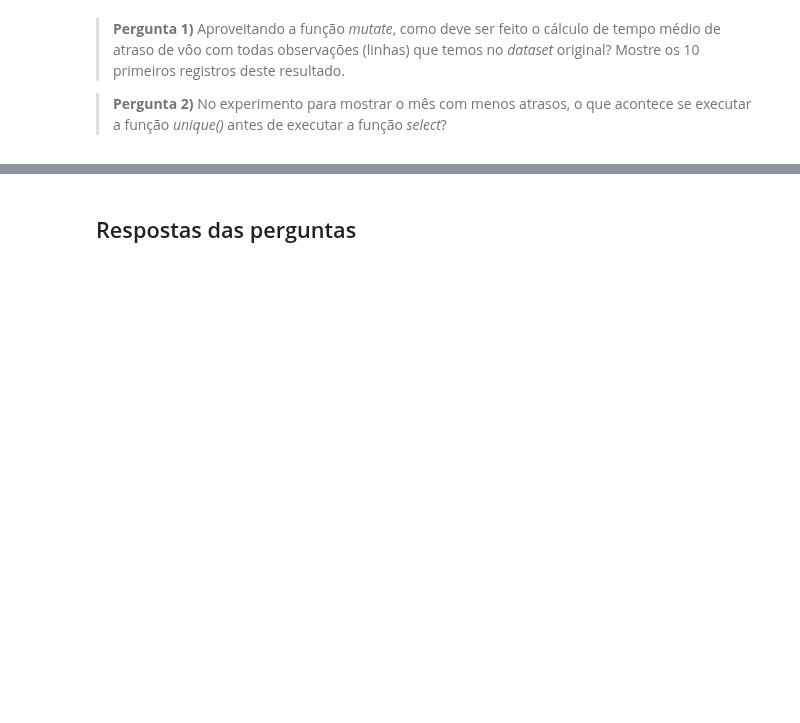
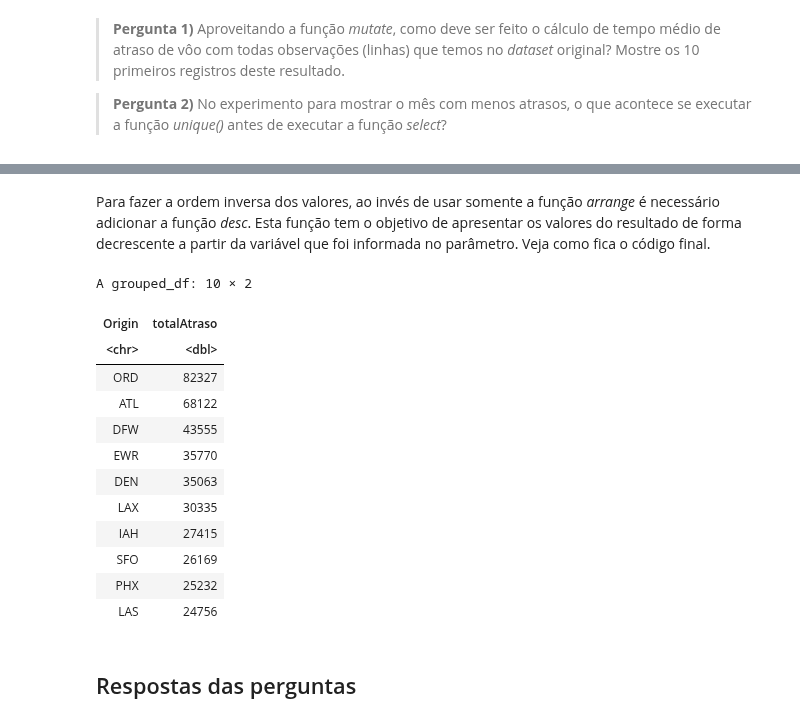
Before and after one commit to Rogerio-mack/Ling-de-Prog-para-Ciencia-de-Dados, a Jupyter notebook: Trilha 6.ipynb, the cells around one changed output, grey strips where cells are left out. Saved outputs shown, nothing was run; the diff lists cells and outputs as text; code cells hidden in the pictures; blank space fills up the shorter version.

```diff
--- a/Trilha 6.ipynb
+++ b/Trilha 6.ipynb
@@ -238,3 +313,28 @@ A média do atraso foi criada com a função *mean* e salva em uma nova variáve
+# %% [markdown]
+Para fazer a ordem inversa dos valores, ao invés de usar somente a função *arrange* é necessário adicionar a função *desc*. Esta função tem o objetivo de apresentar os valores do resultado de forma decrescente a partir da variável que foi informada no parâmetro. Veja como fica o código final.
+# %%
+voos2008 %>%
+    select(Origin, DepDelay) %>%
+    group_by(Origin) %>%
+    mutate(totalAtraso = sum(DepDelay, na.rm = TRUE)) %>%
+    select(Origin, totalAtraso) %>%
+    unique() %>%
+    arrange(desc(totalAtraso)) %>%
+    head(10)
+# %% [output]
+A grouped_df: 10 × 2
+| Origin | totalAtraso |
+| <chr> | <dbl> |
+| ORD | 82327 |
+| ATL | 68122 |
+| DFW | 43555 |
+| EWR | 35770 |
+| DEN | 35063 |
+| LAX | 30335 |
+| IAH | 27415 |
+| SFO | 26169 |
+| PHX | 25232 |
+| LAS | 24756 |
 # %% [markdown]
 ## Respostas das perguntas
 # %% [markdown]
```
Also changed, not shown: parts of 7 cells of this notebook.
